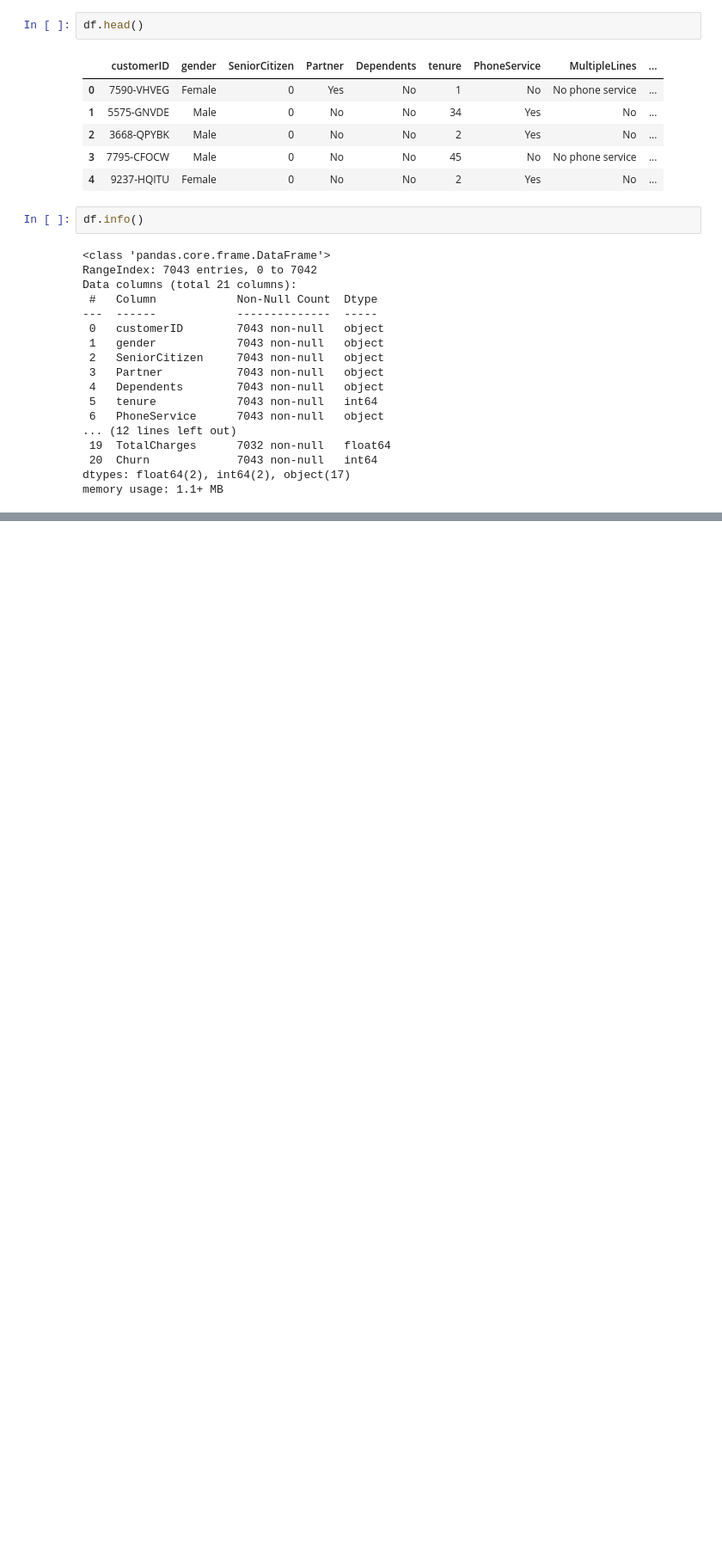
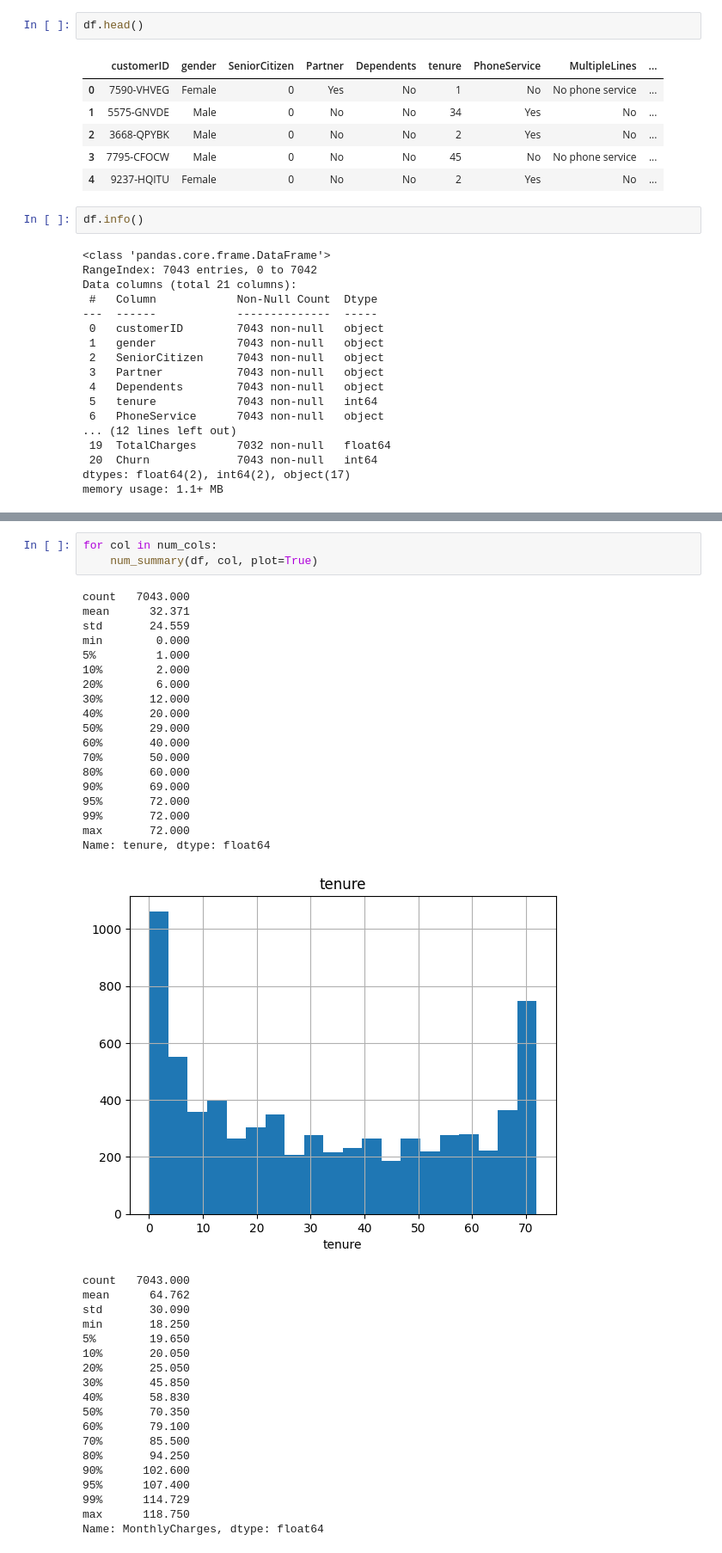
Before and after one commit to mrusamarasheed9/Clustring-Fitting, a Jupyter notebook: tcchurn.ipynb, the cells around one changed output, grey strips where cells are left out. Shown at 86% size. Saved outputs shown, nothing was run; the diff lists cells and outputs as text; blank space fills up the shorter version.

```diff
--- a/tcchurn.ipynb
+++ b/tcchurn.ipynb
@@ -275,0 +400,41 @@ def cat_summary(dataframe, col_name, plot=False):
+# %%
+for col in num_cols:
+    num_summary(df, col, plot=True)
+# %% [output]
+count   7043.000
+mean      32.371
+std       24.559
+min        0.000
+5%         1.000
+10%        2.000
+20%        6.000
+30%       12.000
+40%       20.000
+50%       29.000
+60%       40.000
+70%       50.000
+80%       60.000
+90%       69.000
+95%       72.000
+99%       72.000
+max       72.000
+Name: tenure, dtype: float64
+[figure, added]
+count   7043.000
+mean      64.762
+std       30.090
+min       18.250
+5%        19.650
+10%       20.050
+20%       25.050
+30%       45.850
+40%       58.830
+50%       70.350
+60%       79.100
+70%       85.500
+80%       94.250
+90%      102.600
+95%      107.400
+99%      114.729
+max      118.750
+Name: MonthlyCharges, dtype: float64
```
Also changed, not shown: parts of 40 cells of this notebook.
